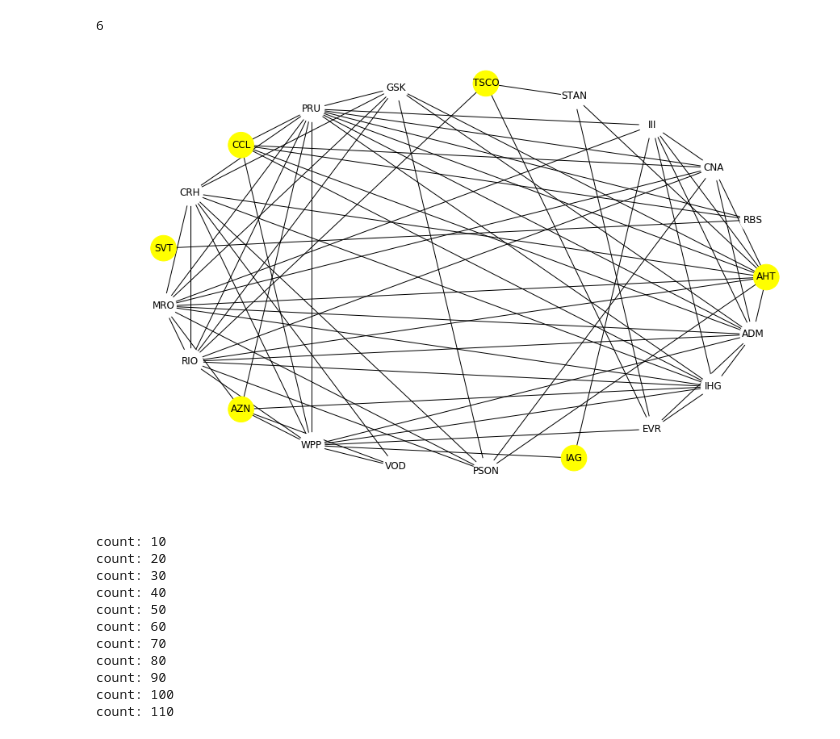
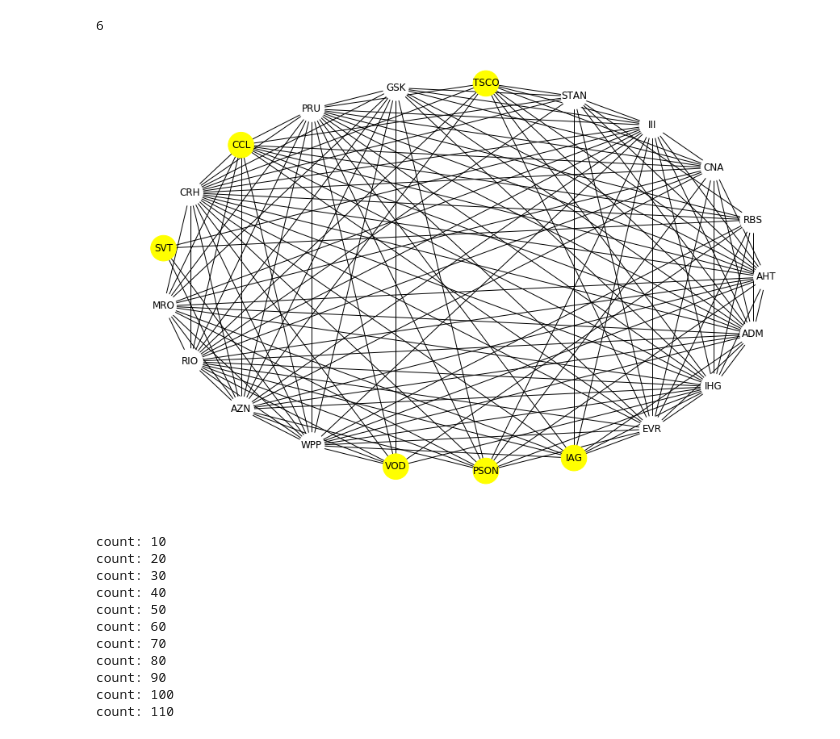
Before and after one commit to angadkalra/QuantumComputingProject, a Jupyter notebook: MaxClique&MaxIndSet/ISExperiments.ipynb, the cells around one changed output. Drawn from its saved outputs; the diff is of its cells as text; code cells hidden in the pictures.

```diff
--- a/MaxClique&MaxIndSet/ISExperiments.ipynb
+++ b/MaxClique&MaxIndSet/ISExperiments.ipynb
@@ -96,7 +96,7 @@ plt.show()
 # Test to see if DW comp. is working
 corr_mat = corr_tensor[int(num_examples/2), :, :].copy()
 
-corr_mat[(corr_mat > -1*0.4) & (corr_mat < 0.4)] = 0
+corr_mat[(corr_mat > -1*0.2) & (corr_mat < 0.2)] = 0
 G, density = make_graph(corr_mat, nodes, 'corr')
 # %%
 density
@@ -127,19 +127,18 @@ len(max_ind_set)
 # %%
 # Draw solution
 node_coloring = []
 for node in G.nodes():
     if node in max_ind_set:
         node_coloring.append("yellow")
     else:
         node_coloring.append("white")
 
 fig,ax = plt.subplots(figsize=(15,10))
 nx.draw_shell(G, ax=ax, with_labels=True, node_size=1000,
                  node_color=node_coloring)
-fig.savefig('../ReportFiguresPlots/MaxIndSet/GraphVisual/%s_after_%s_%f.png'%
-            (dataset, dates[int(num_examples/2)], 0.4))
+fig.savefig('../ReportFiguresPlots/MaxIndSet/GraphVisual/mis_%s_HD.png'% (dataset))
 # %% [output]
-[figure, old version]
+[figure, new version]
 # %%
 # Create graph for each month and calculate max clique.
 
```
Also changed, not shown: parts of 2 cells of this notebook, 13 other files.
